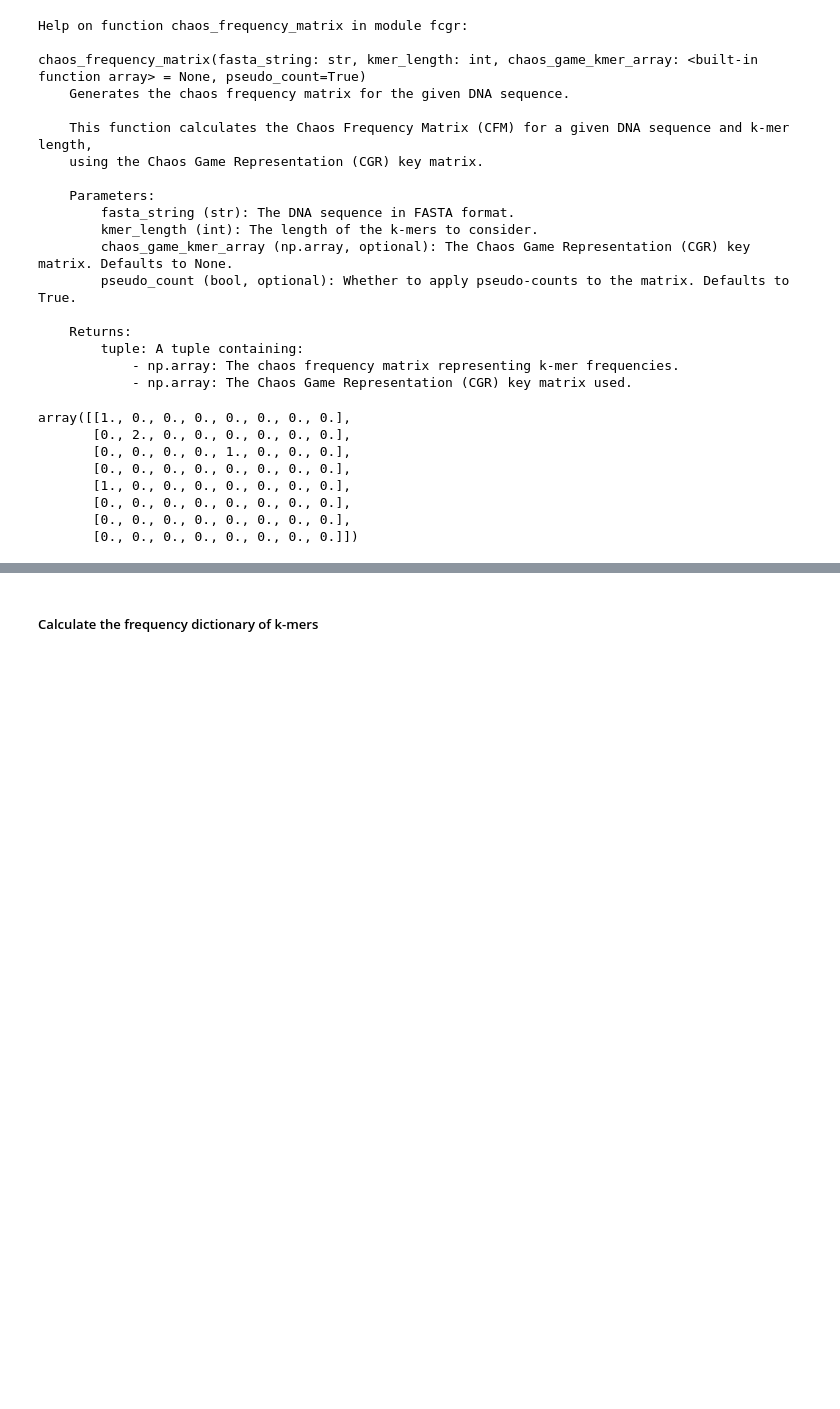
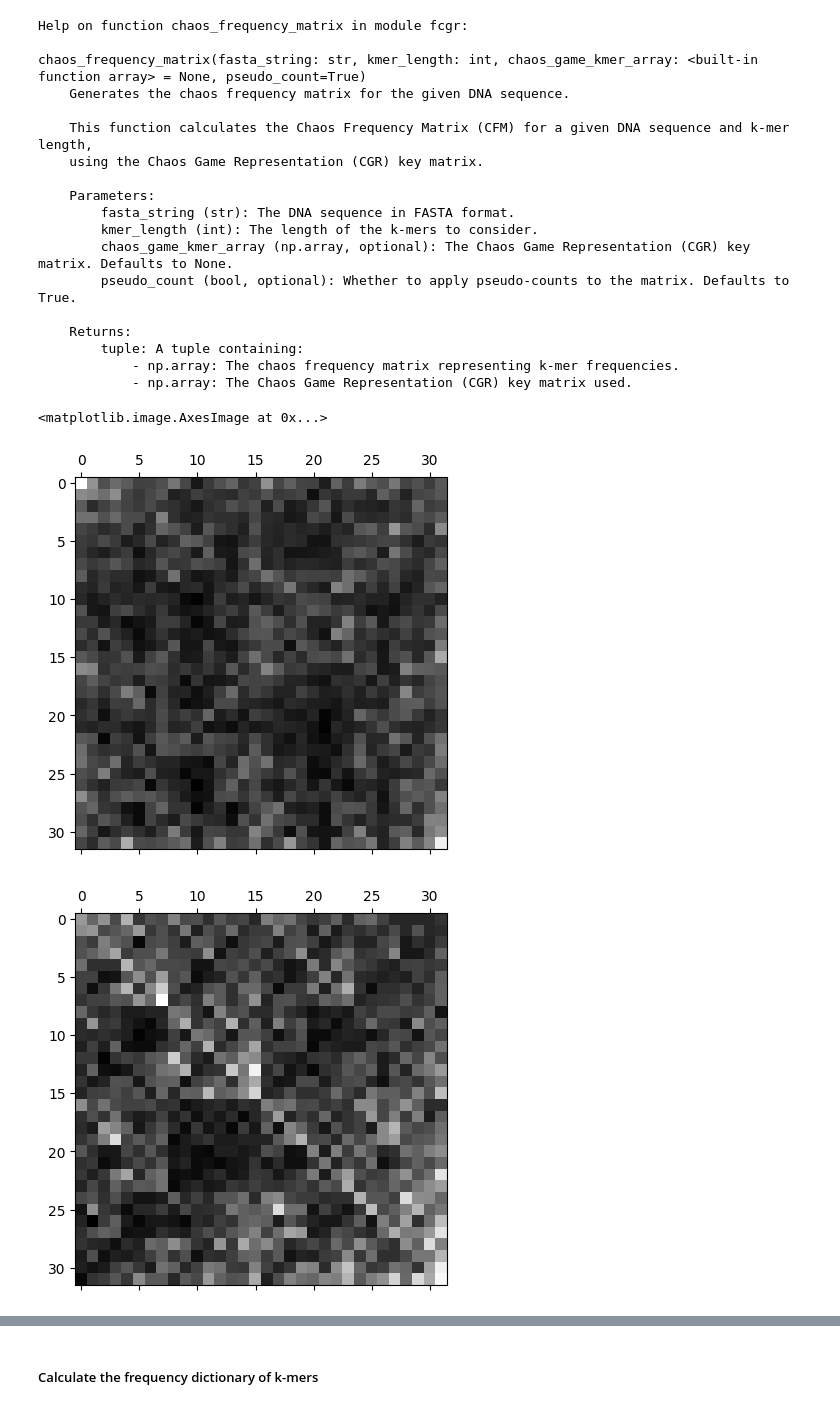
Before and after one commit to dgarcoe/FCGR, a Jupyter notebook: tutorial/fcgr documentation.ipynb, the cells around one changed output, grey strips where cells are left out. Drawn from its saved outputs; the diff is of its cells as text; code cells hidden in the pictures; blank space fills up the shorter version.

Commit message:
Example FASTA files

```diff
--- a/tutorial/fcgr documentation.ipynb
+++ b/tutorial/fcgr documentation.ipynb
@@ -49,0 +45,12 @@ fasta_seq = fcgr.read_fasta(file_path)
+# %%
+file_path = "adenovirus.fasta"
+fasta_seq_adenovirus = fcgr.read_fasta(file_path)
+print(fasta_seq_adenovirus)
+
+file_path = "ebola.fasta"
+fasta_seq_ebola = fcgr.read_fasta(file_path)
+print(fasta_seq_ebola)
+
+file_path = "ebola2.fasta"
+fasta_seq_ebola2 = fcgr.read_fasta(file_path)
+print(fasta_seq_ebola2)
@@ -183,15 +194,21 @@ chaos_frequency_matrix(fasta_string: str, kmer_length: int, chaos_game_kmer_arra
         tuple: A tuple containing:
             - np.array: The chaos frequency matrix representing k-mer frequencies.
             - np.array: The Chaos Game Representation (CGR) key matrix used.
-# %%
-fcgr_freq_matrix, fcgr_key_array = fcgr.chaos_frequency_matrix(fasta_string= fasta_seq_dummy, kmer_length=3, chaos_game_kmer_array=None,  pseudo_count = False)
-fcgr_freq_matrix
-# %% [output]
-array([[1., 0., 0., 0., 0., 0., 0., 0.],
-       [0., 2., 0., 0., 0., 0., 0., 0.],
-       [0., 0., 0., 0., 1., 0., 0., 0.],
-       [0., 0., 0., 0., 0., 0., 0., 0.],
-       [1., 0., 0., 0., 0., 0., 0., 0.],
-       [0., 0., 0., 0., 0., 0., 0., 0.],
-       [0., 0., 0., 0., 0., 0., 0., 0.],
-       [0., 0., 0., 0., 0., 0., 0., 0.]])
+# %%
+kmer_length = 5
+
+fcgr_freq_matrix, fcgr_key_array = fcgr.chaos_frequency_matrix(fasta_string= fasta_seq_adenovirus, kmer_length= kmer_length, chaos_game_kmer_array=None,  pseudo_count = False)
+fcgr_freq_matrix
+plt.matshow(fcgr_freq_matrix, cmap='gray')
+
+fcgr_freq_matrix, fcgr_key_array = fcgr.chaos_frequency_matrix(fasta_string= fasta_seq_ebola, kmer_length= kmer_length, chaos_game_kmer_array=None,  pseudo_count = False)
+fcgr_freq_matrix
+plt.matshow(fcgr_freq_matrix, cmap='gray')
+
+fcgr_freq_matrix, fcgr_key_array = fcgr.chaos_frequency_matrix(fasta_string= fasta_seq_ebola2, kmer_length= kmer_length, chaos_game_kmer_array=None,  pseudo_count = False)
+fcgr_freq_matrix
+plt.matshow(fcgr_freq_matrix, cmap='gray')
+# %% [output]
+<matplotlib.image.AxesImage at 0x...>
+[figure, added]
+[figure, added]
```
Also changed, not shown: parts of 6 cells of this notebook, 3 other files.
